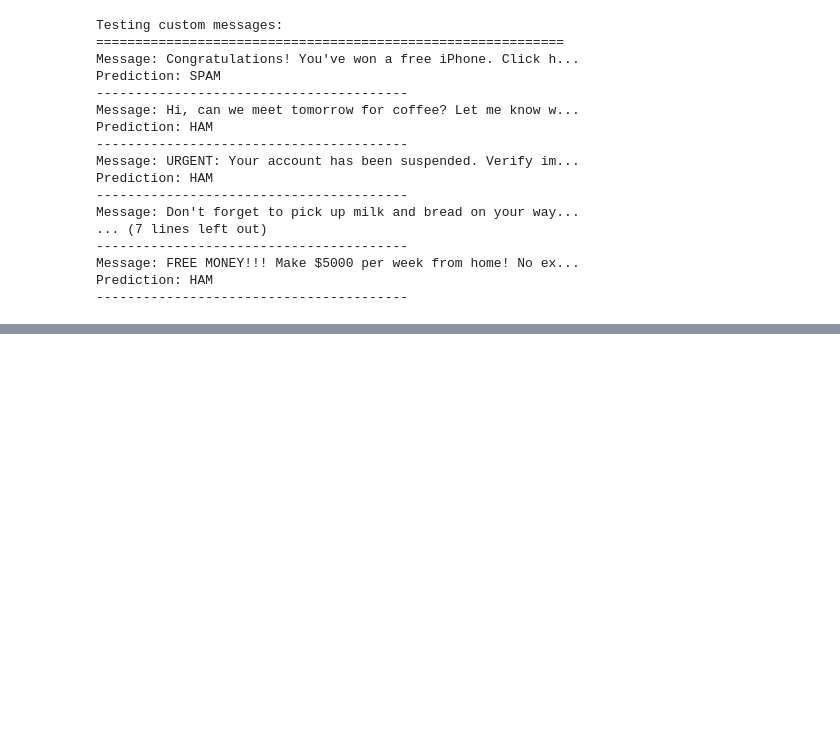
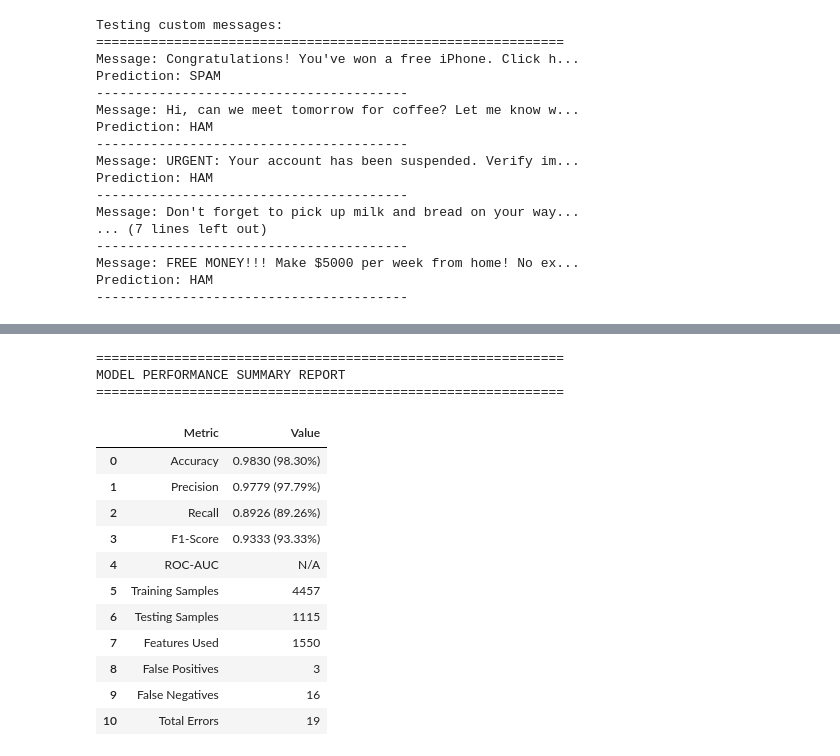
Before and after one commit to LiLAlien28/Arch_Tech_internship, a Jupyter notebook: Task1_Email_Spam_Classification.ipynb, the cells around one changed output, grey strips where cells are left out. Drawn from its saved outputs; the diff is of its cells as text; code cells hidden in the pictures; blank space fills up the shorter version.

```diff
--- a/Task1_Email_Spam_Classification.ipynb
+++ b/Task1_Email_Spam_Classification.ipynb
@@ -795,0 +1056,74 @@ Vectorizer saved as: tfidf_vectorizer.pkl
+# %%
+# Create a comprehensive performance summary
+summary_data = {
+    'Metric': ['Accuracy', 'Precision', 'Recall', 'F1-Score', 'ROC-AUC',
+               'Training Samples', 'Testing Samples', 'Features Used',
+               'False Positives', 'False Negatives', 'Total Errors'],
+    'Value': [
+        f"{accuracy:.4f} ({accuracy*100:.2f}%)",
+        f"{precision:.4f} ({precision*100:.2f}%)",
+        f"{recall:.4f} ({recall*100:.2f}%)",
+        f"{f1:.4f} ({f1*100:.2f}%)",
+        f"{roc_auc:.4f}" if y_pred_proba is not None else 'N/A',
+        f"{len(X_train)}",
+        f"{len(X_test)}",
+        f"{X_train_tfidf.shape[1]}",
+        f"{len(np.where((y_test == 0) & (y_pred == 1))[0])}",
+        f"{len(np.where((y_test == 1) & (y_pred == 0))[0])}",
+        f"{len(misclassified_indices)}"
+    ]
+}
+
+summary_df = pd.DataFrame(summary_data)
+print("\n" + "="*60)
+print("MODEL PERFORMANCE SUMMARY REPORT")
+print("="*60)
+display(summary_df)
+
+# Create a radar chart for visual summary
+from math import pi
+
+if y_pred_proba is not None:
+    # Prepare data for radar chart
+    categories = ['Accuracy', 'Precision', 'Recall', 'F1-Score', 'ROC-AUC']
+    values = [accuracy, precision, recall, f1, roc_auc]
+
+    # Number of variables
+    N = len(categories)
+
+    # Create angles for each category
+    angles = [n / float(N) * 2 * pi for n in range(N)]
+    values += values[:1]
+    angles += angles[:1]
+
+    # Create plot
+    fig, ax = plt.subplots(figsize=(8, 8), subplot_kw=dict(projection='polar'))
+
+    # Draw the chart
+    ax.plot(angles, values, 'o-', linewidth=2, color='blue')
+    ax.fill(angles, values, alpha=0.25, color='blue')
+    ax.set_thetagrids([a * 180/pi for a in angles[:-1]], categories)
+
+    # Set limits and title
+    ax.set_ylim(0, 1)
+    ax.set_title(f'Model Performance Radar - {best_model_name}', size=16, y=1.1)
+    ax.grid(True)
+
+    plt.tight_layout()
+    plt.show()
+# %% [output]
+============================================================
+MODEL PERFORMANCE SUMMARY REPORT
+============================================================
+|  | Metric | Value |
+| 0 | Accuracy | 0.9830 (98.30%) |
+| 1 | Precision | 0.9779 (97.79%) |
+| 2 | Recall | 0.8926 (89.26%) |
+| 3 | F1-Score | 0.9333 (93.33%) |
+| 4 | ROC-AUC | N/A |
+| 5 | Training Samples | 4457 |
+| 6 | Testing Samples | 1115 |
+| 7 | Features Used | 1550 |
+| 8 | False Positives | 3 |
+| 9 | False Negatives | 16 |
+| 10 | Total Errors | 19 |
```
Also changed, not shown: parts of 7 cells of this notebook.
